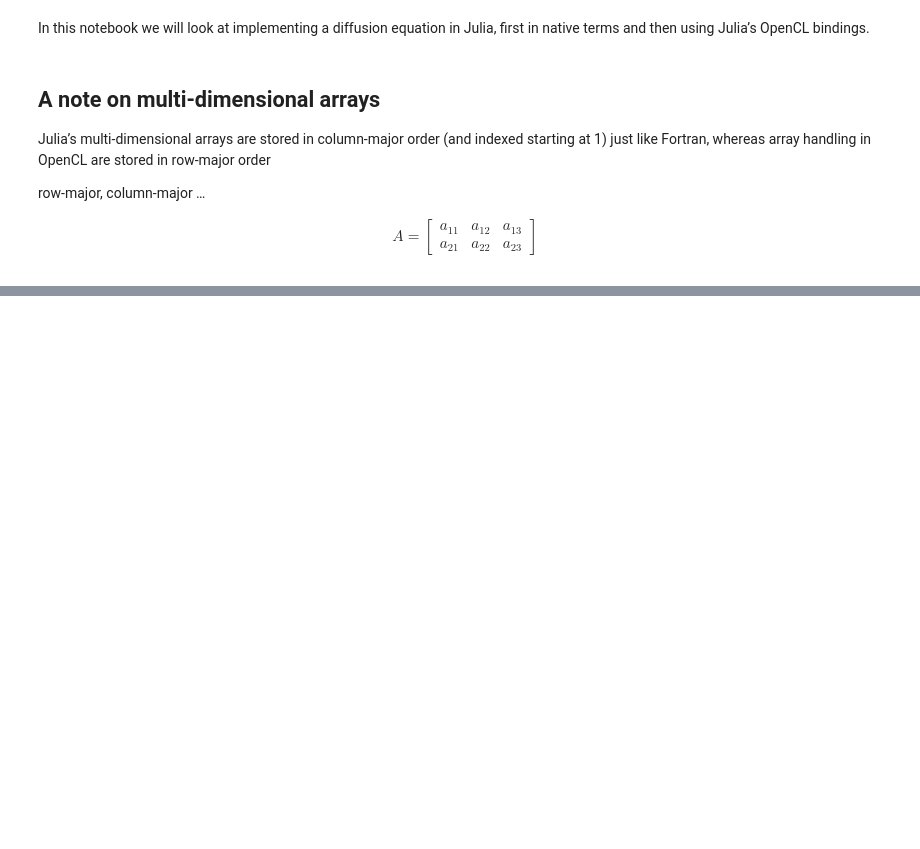
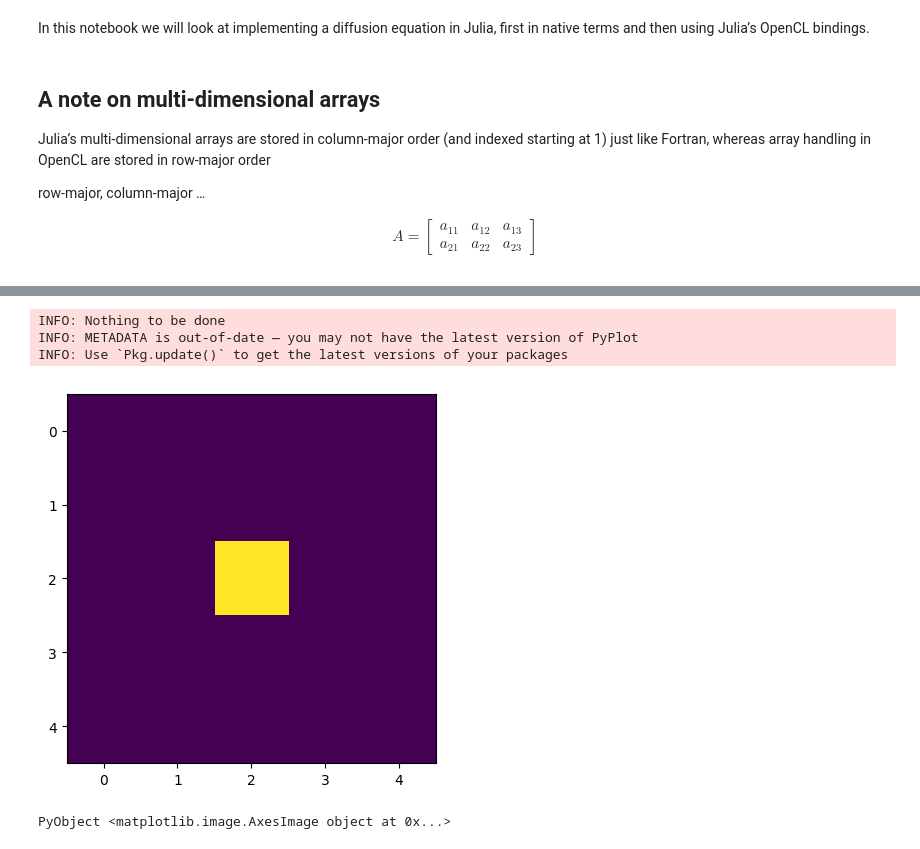
Before and after one commit to Debilski/GPU_workshop, a Jupyter notebook: Julia-OpenCL/diffusion.ipynb, the cells around one changed output, grey strips where cells are left out. Cells and saved outputs as stored; diff of their text form; code cells hidden in the pictures; blank space fills up the shorter version.

```diff
--- a/Julia-OpenCL/diffusion.ipynb
+++ b/Julia-OpenCL/diffusion.ipynb
@@ -17,0 +29,9 @@ a_{21} & a_{22} & a_{23} \end{bmatrix}
+# %%
+""" Returns the initial state. """
+function initial_state(height, width)
+    initial = zeros(Float32, height, width)
+    # Pick the center
+    # Since Julia starts indexing with 1, we use cls to divide and round up
+    initial[cld(height, 2), cld(width, 2)] = 10.0
+    initial
+end
@@ -206,0 +299,13 @@ end
+# %%
+Pkg.add("PyPlot")
+using PyPlot
+# %% [output]
+INFO: Nothing to be done
+INFO: METADATA is out-of-date — you may not have the latest version of PyPlot
+INFO: Use `Pkg.update()` to get the latest versions of your packages
+# %%
+state = initial_state(5, 5)
+PyPlot.imshow(state)
+# %% [output]
+[figure, added]
+PyObject <matplotlib.image.AxesImage object at 0x...>
```
Also changed, not shown: parts of 41 cells of this notebook.
